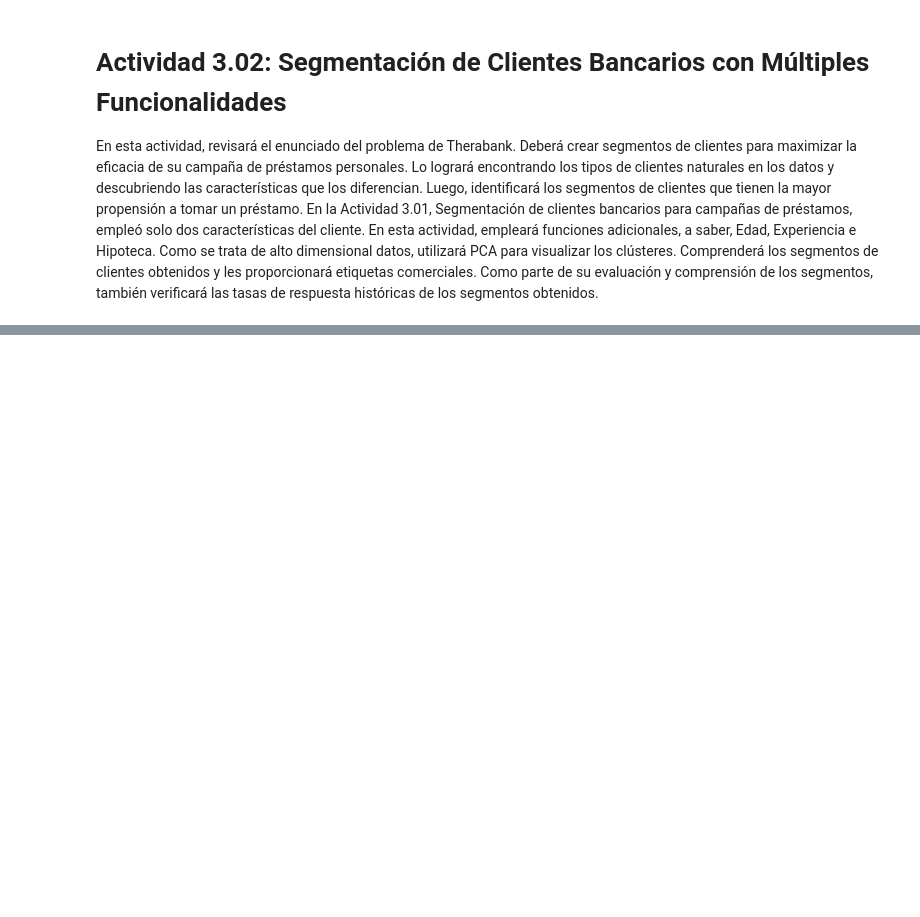
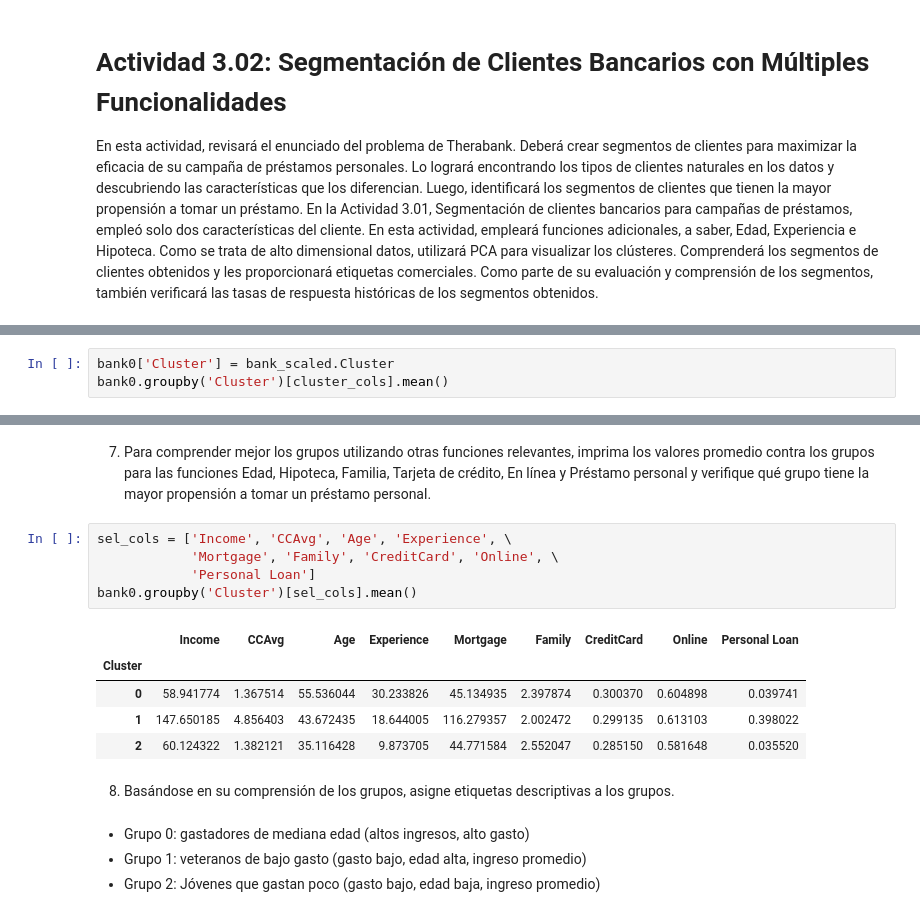
Before and after one commit to limspiga/customer-analytics, a Jupyter notebook: week-2a/customer_analytics_week_2a.ipynb, the cells around one changed output, grey strips where cells are left out. Saved outputs shown, nothing was run; the diff lists cells and outputs as text; blank space fills up the shorter version.

```diff
--- a/week-2a/customer_analytics_week_2a.ipynb
+++ b/week-2a/customer_analytics_week_2a.ipynb
@@ -831,0 +893,3 @@ Ejecute los siguientes pasos para completar la actividad:
+# %%
+bank0['Cluster'] = bank_scaled.Cluster
+bank0.groupby('Cluster')[cluster_cols].mean()
@@ -831,0 +902,19 @@ Ejecute los siguientes pasos para completar la actividad:
+# %% [markdown]
+7. Para comprender mejor los grupos utilizando otras funciones relevantes, imprima los valores promedio contra los grupos para las funciones Edad, Hipoteca, Familia, Tarjeta de crédito, En línea y Préstamo personal y verifique qué grupo tiene la mayor propensión a tomar un préstamo personal.
+# %%
+sel_cols = ['Income', 'CCAvg', 'Age', 'Experience', \
+            'Mortgage', 'Family', 'CreditCard', 'Online', \
+            'Personal Loan']
+bank0.groupby('Cluster')[sel_cols].mean()
+# %% [output]
+|  | Income | CCAvg | Age | Experience | Mortgage | Family | CreditCard | Online | Personal Loan |
+| Cluster |  |  |  |  |  |  |  |  |  |
+| 0 | 58.941774 | 1.367514 | 55.536044 | 30.233826 | 45.134935 | 2.397874 | 0.300370 | 0.604898 | 0.039741 |
+| 1 | 147.650185 | 4.856403 | 43.672435 | 18.644005 | 116.279357 | 2.002472 | 0.299135 | 0.613103 | 0.398022 |
+| 2 | 60.124322 | 1.382121 | 35.116428 | 9.873705 | 44.771584 | 2.552047 | 0.285150 | 0.581648 | 0.035520 |
+# %% [markdown]
+8. Basándose en su comprensión de los grupos, asigne etiquetas descriptivas a los grupos.
+# %% [markdown]
+- Grupo 0: gastadores de mediana edad (altos ingresos, alto gasto)
+- Grupo 1: veteranos de bajo gasto (gasto bajo, edad alta, ingreso promedio)
+- Grupo 2: Jóvenes que gastan poco (gasto bajo, edad baja, ingreso promedio)
```
Also changed, not shown: parts of 20 cells of this notebook.
